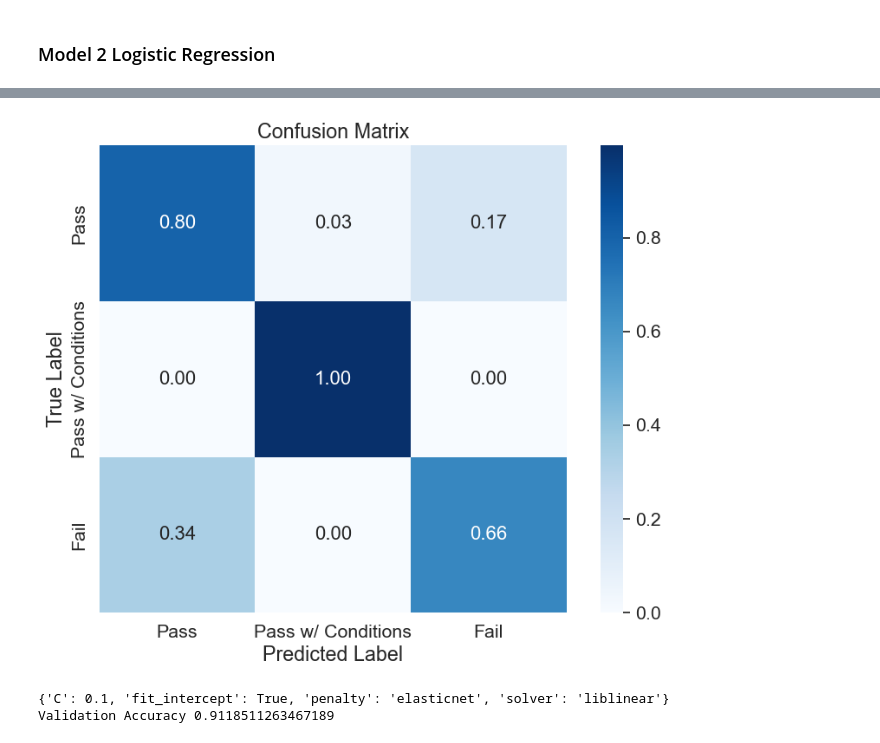
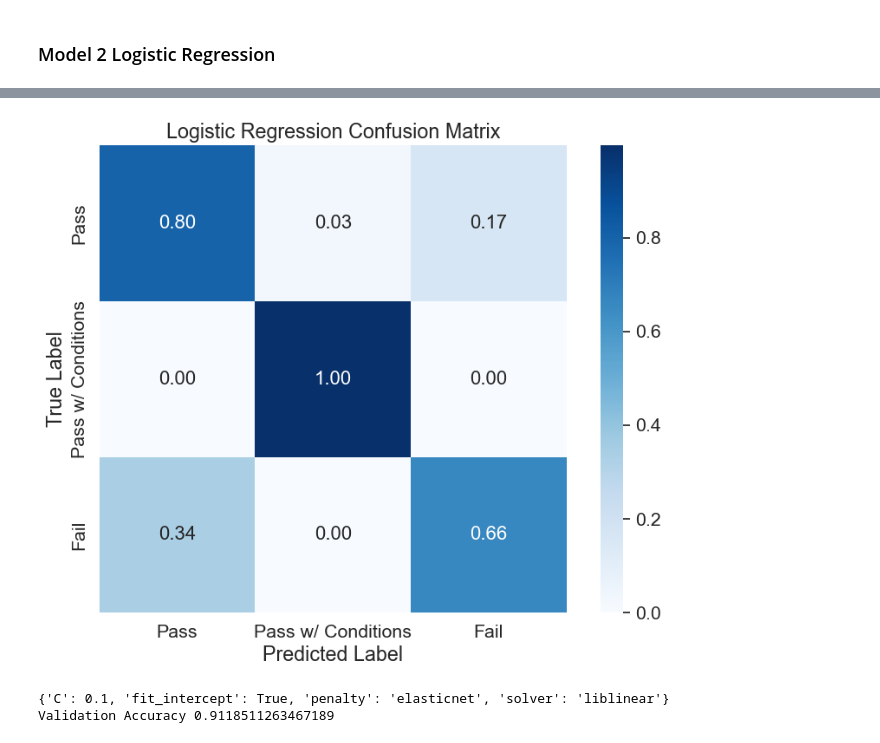
Before and after one commit to taylorgaldi/Computational-Social-Science-Projects, a Jupyter notebook: Project 3/Project 3 Work.ipynb, the cells around one changed output, grey strips where cells are left out. Drawn from its saved outputs; the diff is of its cells as text; code cells hidden in the pictures.

```diff
--- a/Project 3/Project 3 Work.ipynb
+++ b/Project 3/Project 3 Work.ipynb
@@ -383,34 +388,34 @@ plt.show()
 # %%
 # Create a confusion matrix
-cf_matrix = confusion_matrix(y_validate,
+lrcf_matrix = confusion_matrix(y_validate,
                              y_pred,
                              normalize="true")
 
 # Convert to DataFrame
-df_cm = pd.DataFrame(cf_matrix,
+lrdf_cm = pd.DataFrame(lrcf_matrix,
                      index=["Pass", "Pass w/ Conditions", "Fail"],
                      columns=["Pass", "Pass w/ Conditions", "Fail"])
 
 # Set figure specifications
 plt.figure(figsize=(10, 7))
 sns.set(font_scale=1.4)  # For label size
 
 # Plot the heatmap
-sns.heatmap(df_cm,
+sns.heatmap(lrdf_cm,
             annot=True,
             annot_kws={"size": 16},
             fmt=".2f",  # Format the numbers as floats with 2 decimal places
             cmap="Blues",  # Color scheme for the heatmap
             cbar=True,     # Show the color bar
             square=True)   # Keep the heatmap square
 
 # Titles and labels
-plt.title("Confusion Matrix")
+plt.title("Logistic Regression Confusion Matrix")
 plt.xlabel("Predicted Label")
 plt.ylabel("True Label")
 plt.show()
 # %% [output]
-[figure, old version]
+[figure, new version]
 # %%
 # hyperparameter tuning
 # ----------
```
Also changed, not shown: parts of 23 cells of this notebook.
